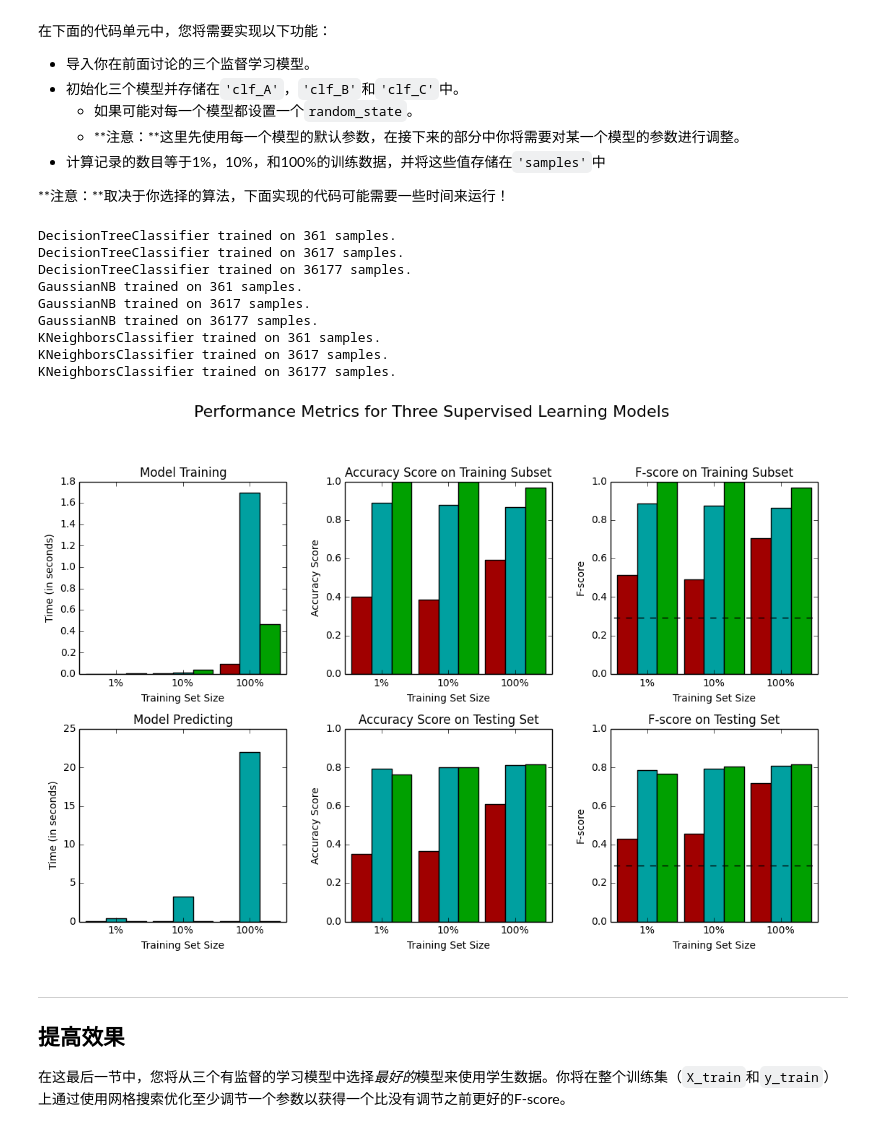
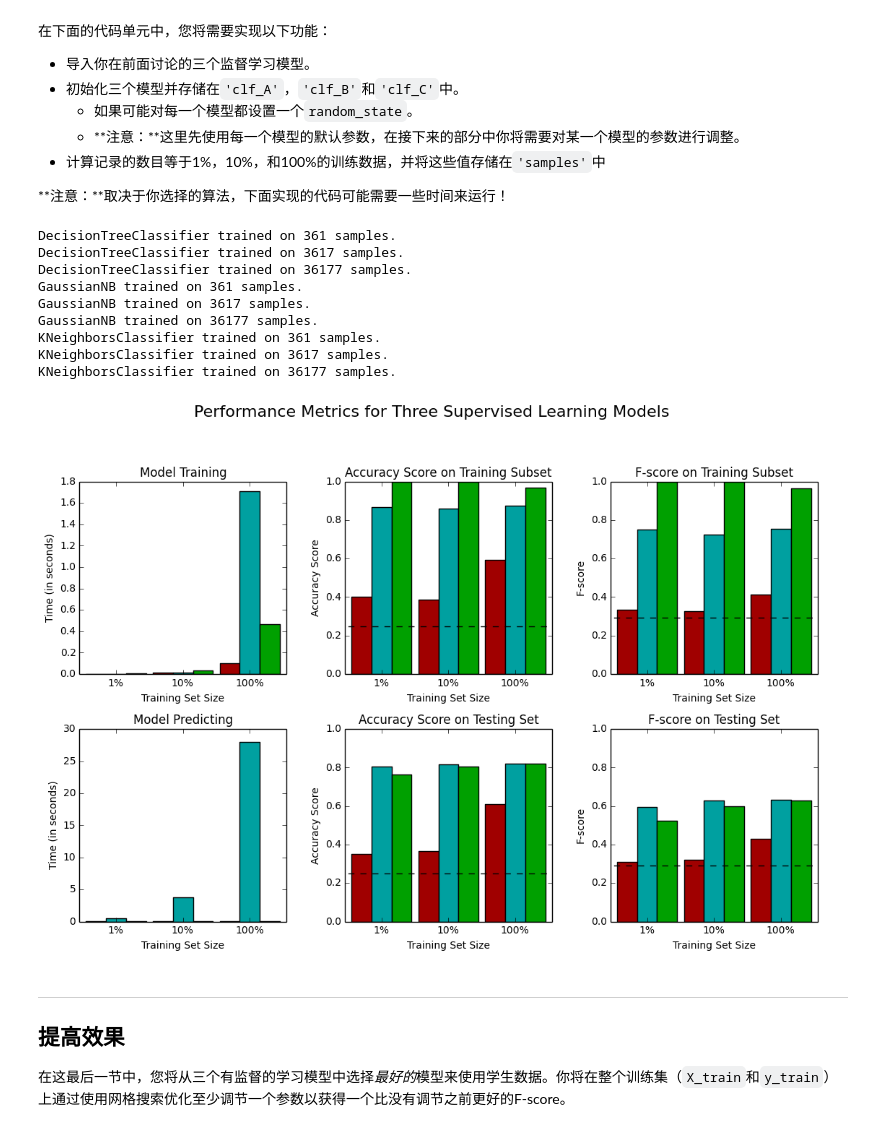
Before and after one commit to johnnyhuziqin/machine-learning, a Jupyter notebook: projects/finding_donors/finding_donors.ipynb, the cells around one changed output. Saved outputs shown, nothing was run; the diff lists cells and outputs as text; code cells hidden in the pictures.

```diff
--- a/projects/finding_donors/finding_donors.ipynb
+++ b/projects/finding_donors/finding_donors.ipynb
@@ -209,7 +209,7 @@ truePositive = n_greater_50k
 trueNegative = 0
 falsePositive = n_at_most_50k
 falseNegative = 0
-accuracy = greater_percent
+accuracy = 1.0*truePositive/(truePositive + falsePositive)
 
 # TODO： 使用上面的公式，并设置beta=0.5计算F-score
 precision = truePositive*1.0/(truePositive+falsePositive)
@@ -288,6 +290,8 @@ def train_predict(learner, sample_size, X_train, y_train, X_test, y_test):
 
     #y_train_1 = y_train['>50K']
     #y_test_1 = y_test['>50K']
+
+    #因为sample_size是传入的参数，有可能小于300，假如小于300，会导致后面对300个数据的预测不成功
     if sample_size > 300:
         X_train_s = X_train[:sample_size]
         y_train_s = y_train[:sample_size]
@@ -318,10 +322,10 @@ def train_predict(learner, sample_size, X_train, y_train, X_test, y_test):
     results['acc_test'] = accuracy_score(y_test,predictions_test)
 
     # TODO：计算在最前面300个训练数据上的F-score
-    results['f_train'] = fbeta_score(y_train[:300],predictions_train,average='weighted',beta=0.5)
+    results['f_train'] = fbeta_score(y_train[:300],predictions_train,beta=0.5)
 
     # TODO：计算测试集上的F-score
-    results['f_test'] = fbeta_score(y_test,predictions_test,average='weighted',beta=0.5)
+    results['f_test'] = fbeta_score(y_test,predictions_test,beta=0.5)
 
     # 成功
     print "{} trained on {} samples.".format(learner.__class__.__name__, sample_size)
@@ -346,40 +350,40 @@ from sklearn.naive_bayes import GaussianNB
 from sklearn.neighbors import KNeighborsClassifier
 
 # TODO：初始化三个模型
-clf_A = DecisionTreeClassifier()
+clf_A = DecisionTreeClassifier(random_state = 5)
 clf_B = GaussianNB()
-clf_C = KNeighborsClassifier(n_neighbors=3)
+clf_C = KNeighborsClassifier()
 
 # TODO：计算1%， 10%， 100%的训练数据分别对应多少点
 samples_1 = int(0.01*X_train.shape[0])
 samples_10 = int(0.1*X_train.shape[0])
 samples_100 = X_train.shape[0]
 
 # 收集学习器的结果
 results = {}
 #print y_train.shape
 for clf in [clf_A, clf_B, clf_C]:
     clf_name = clf.__class__.__name__
     results[clf_name] = {}
     for i, samples in enumerate([samples_1, samples_10, samples_100]):
         results[clf_name][i] = \
         train_predict(clf, samples, X_train, y_train, X_test, y_test)
 
 #print results
 #print "show it\n"
 # 对选择的三个模型得到的评价结果进行可视化
 vs.evaluate(results, accuracy, fscore)
 # %% [output]
 DecisionTreeClassifier trained on 361 samples.
 DecisionTreeClassifier trained on 3617 samples.
 DecisionTreeClassifier trained on 36177 samples.
 GaussianNB trained on 361 samples.
 GaussianNB trained on 3617 samples.
 GaussianNB trained on 36177 samples.
 KNeighborsClassifier trained on 361 samples.
 KNeighborsClassifier trained on 3617 samples.
 KNeighborsClassifier trained on 36177 samples.
-[figure, old version]
+[figure, new version]
 # %% [markdown]
 ----
 ## 提高效果
```
Also changed, not shown: parts of 9 cells of this notebook, 1 other file.
